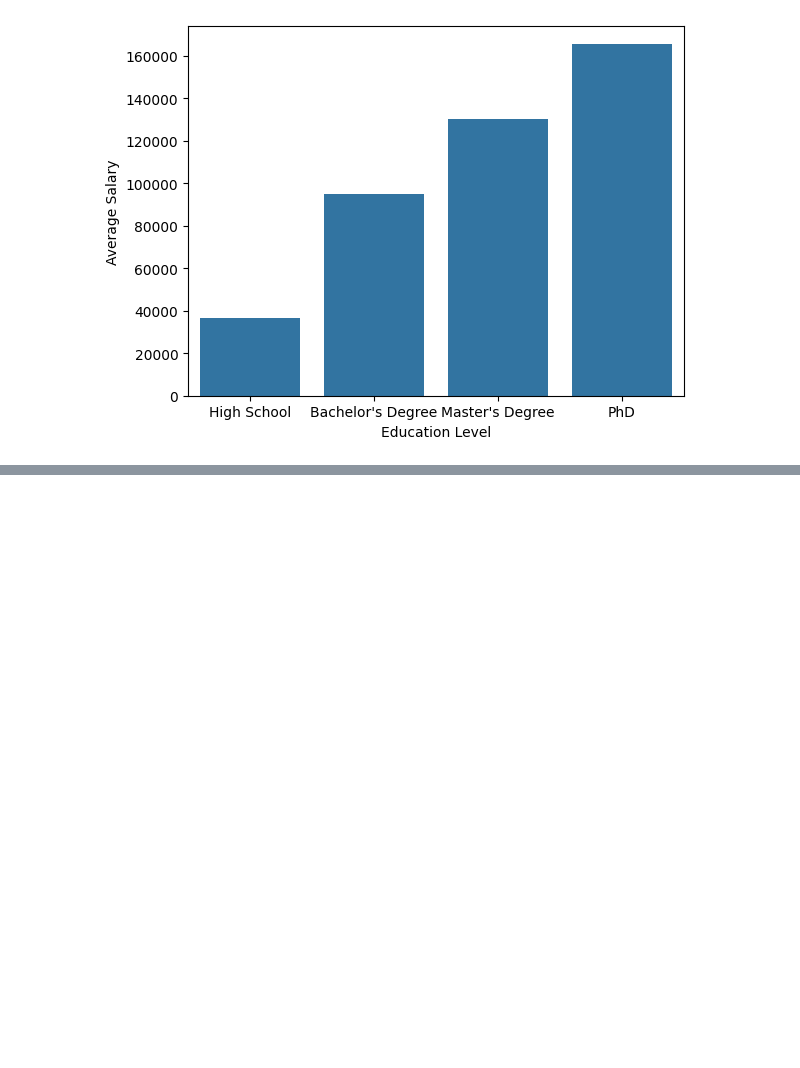
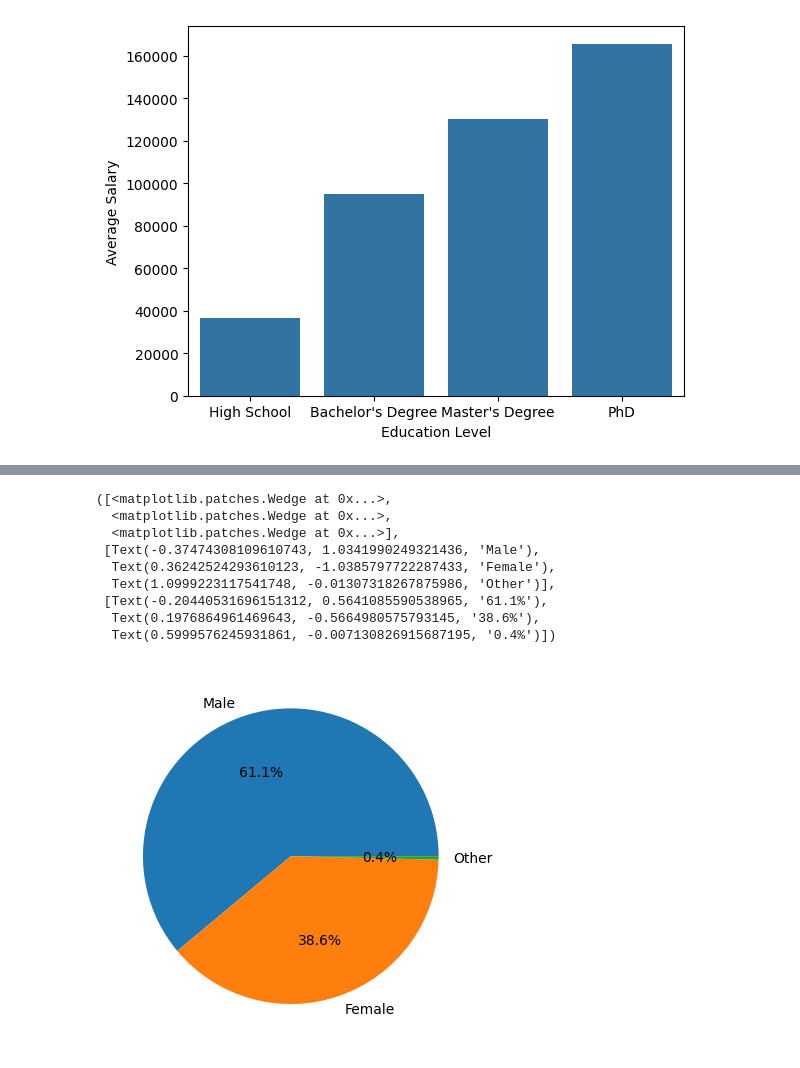
Before and after one commit to prokope/salary_analysis, a Jupyter notebook: salary_analysis.ipynb, the cells around one changed output, grey strips where cells are left out. Cells and saved outputs as stored; diff of their text form; code cells hidden in the pictures; blank space fills up the shorter version.

Commit message:
Creation of a pie chart to visualize the distribution of men/women in the technology area

```diff
--- a/salary_analysis.ipynb
+++ b/salary_analysis.ipynb
@@ -103,0 +115,20 @@ sns.barplot(data=avg_salary_by_education)
+# %%
+import matplotlib.pyplot as plt
+
+predominant_roles
+
+it_professionals = salary_data[(salary_data["Job Title"].str.contains("Software|Back|Front|Full|Data", na=False))]
+it_professionals["Gender"].value_counts()
+fig, ax = plt.subplots()
+ax.pie(it_professionals["Gender"].value_counts(), labels=["Male", "Female", "Other"], autopct='%1.1f%%')
+# %% [output]
+([<matplotlib.patches.Wedge at 0x...>,
+  <matplotlib.patches.Wedge at 0x...>,
+  <matplotlib.patches.Wedge at 0x...>],
+ [Text(-0.37474308109610743, 1.0341990249321436, 'Male'),
+  Text(0.36242524293610123, -1.0385797722287433, 'Female'),
+  Text(1.0999223117541748, -0.01307318267875986, 'Other')],
+ [Text(-0.20440531696151312, 0.5641085590538965, '61.1%'),
+  Text(0.1976864961469643, -0.5664980575793145, '38.6%'),
+  Text(0.5999576245931861, -0.007130826915687195, '0.4%')])
+[figure, added]
```
Also changed, not shown: parts of 3 cells of this notebook.
